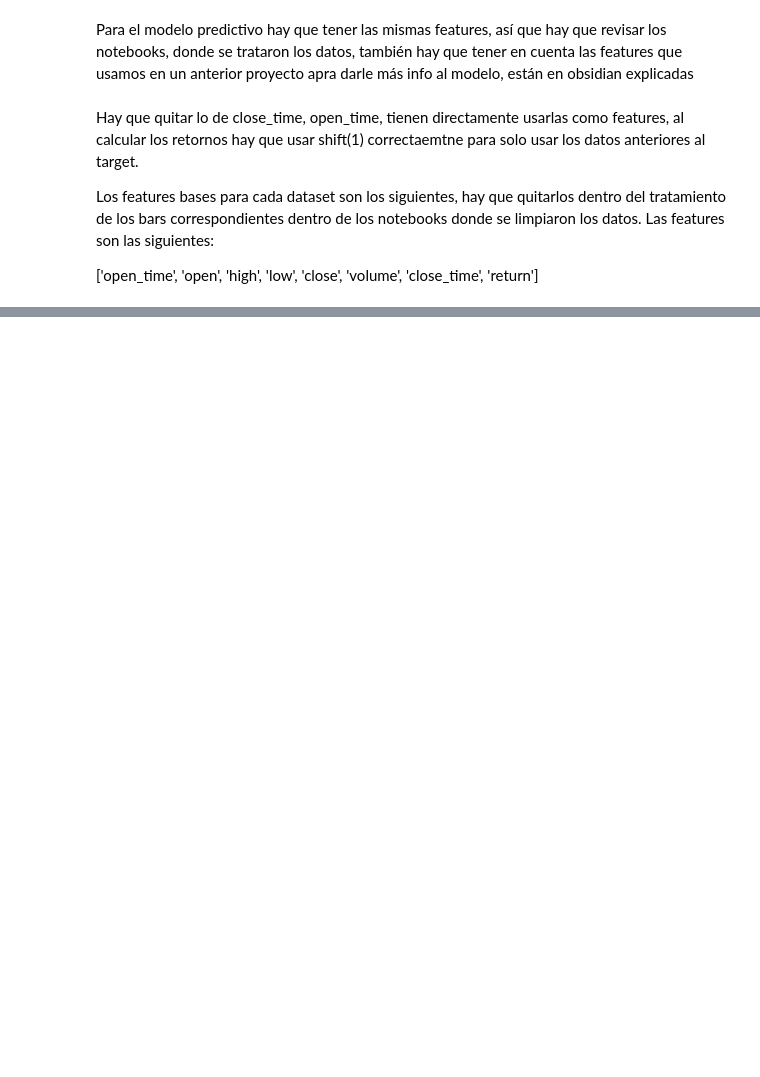
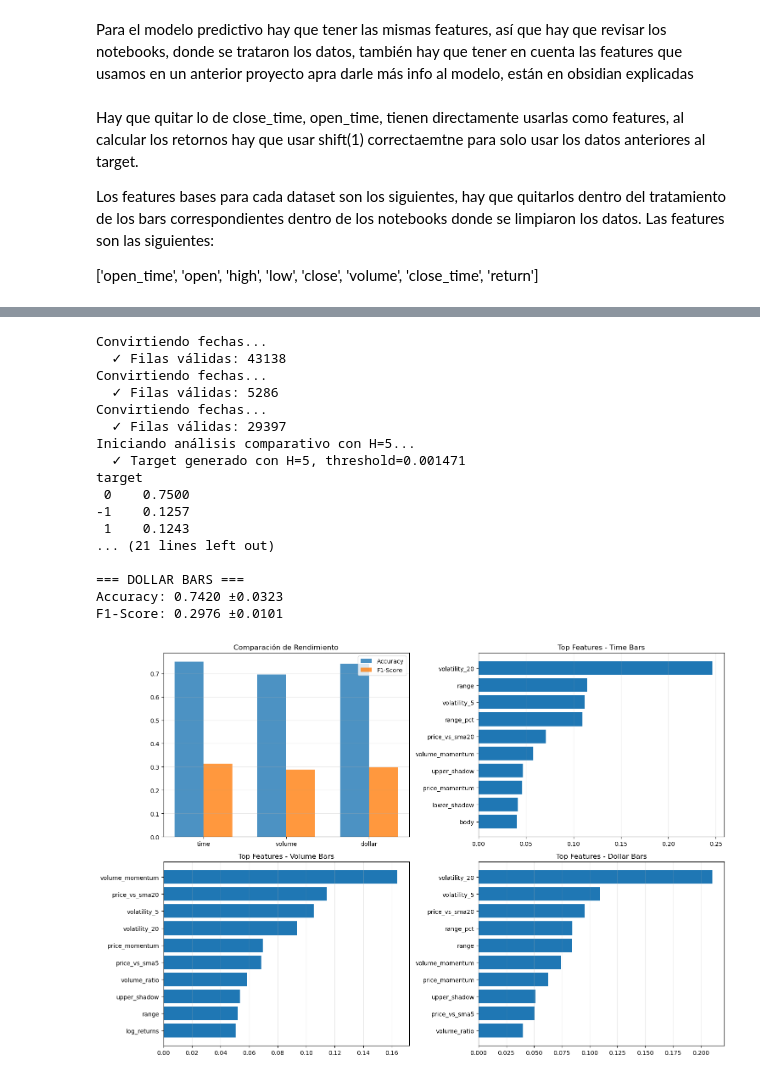
Before and after one commit to Camgomocod/Structured-Data, a Jupyter notebook: notebooks/09_predective_models.ipynb, the cells around one changed output, grey strips where cells are left out. Cells and saved outputs as stored; diff of their text form; code cells hidden in the pictures; blank space fills up the shorter version.

Commit message:
final models

```diff
--- a/notebooks/09_predective_models.ipynb
+++ b/notebooks/09_predective_models.ipynb
@@ -14,17 +10,3 @@ dolar_data = pd.read_csv('../data/processed/BTCUSDT_1m_2024-12-01_to_2025-01-01_
-# %%
-def normalize_structure(df):
-    """
-    Asegura que el dataset tenga las columnas necesarias
-    y en el formato correcto antes del feature engineering.
-    """
-    required_cols = ['open_time', 'close_time', 'open', 'high', 'low', 'close', 'volume', 'return']
-    for col in required_cols:
-        if col not in df.columns:
-            df[col] = np.nan  # agrega columna vacía si falta
-
-    # reordena columnas
-    df = df[required_cols]
-    return df
 # %% [markdown]
 Para el modelo predictivo hay que tener las mismas features, así que hay que revisar los notebooks, donde se trataron los datos, también hay que tener en cuenta las features que usamos en un anterior proyecto apra darle más info al modelo, están en obsidian explicadas
 # %% [markdown]
@@ -232,16 +17,0 @@ def train_random_forest(df: pd.DataFrame, target_col: str = 'target', split_rati
-# %%
-# === Construir features ===
-time_bars_feat = build_features(original_data)
-volume_bars_feat = build_features(volume_data)
-dollar_bars_feat = build_features(dolar_data)
-
-# === Entrenar ===
-results = {}
-for name, df in {
-    'Time Bars': time_bars_feat,
-    'Volume Bars': volume_bars_feat,
-    'Dollar Bars': dollar_bars_feat
-}.items():
-    print(f"\n🚀 Entrenando modelo para {name}...")
-    model, metrics = train_random_forest(df)
-    results[name] = metrics
@@ -298,0 +268,29 @@ weighted avg       0.49      0.49      0.49      5876
+# %%
+path = '../data/processed/'
+
+analyzer = BitcoinBarsAnalizer(
+    time_bars_path= f'{path}/BTCUSDT_1m_2024-12-01_to_2025-01-01_cleaned_robust.csv',
+    volume_bars_path= f'{path}/BTCUSDT_1m_2024-12-01_to_2025-01-volume.csv',
+    dollar_bars_path= f'{path}/BTCUSDT_1m_2024-12-01_to_2025-01-01_dollar_bars_dyn.csv'
+)
+
+results = analyzer.run_full_analysis()
+# %% [output]
+Convirtiendo fechas...
+  ✓ Filas válidas: 43138
+Convirtiendo fechas...
+  ✓ Filas válidas: 5286
+Convirtiendo fechas...
+  ✓ Filas válidas: 29397
+Iniciando análisis comparativo con H=5...
+  ✓ Target generado con H=5, threshold=0.001471
+target
+ 0    0.7500
+-1    0.1257
+ 1    0.1243
+... (21 lines left out)
+
+=== DOLLAR BARS ===
+Accuracy: 0.7420 ±0.0323
+F1-Score: 0.2976 ±0.0101
+[figure, added]
```
Also changed, not shown: parts of 10 cells of this notebook, 2 other files.
